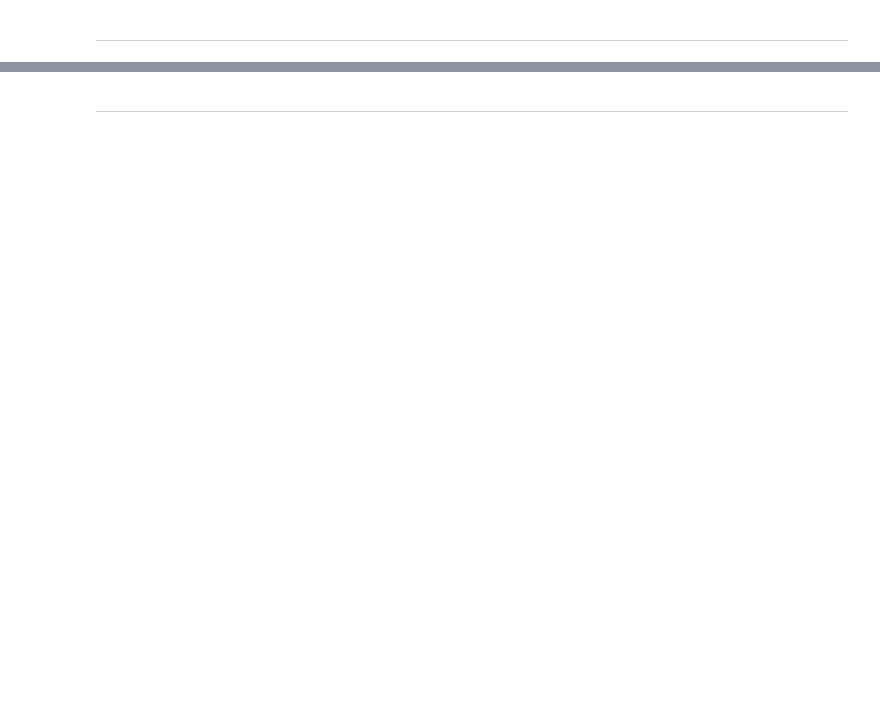
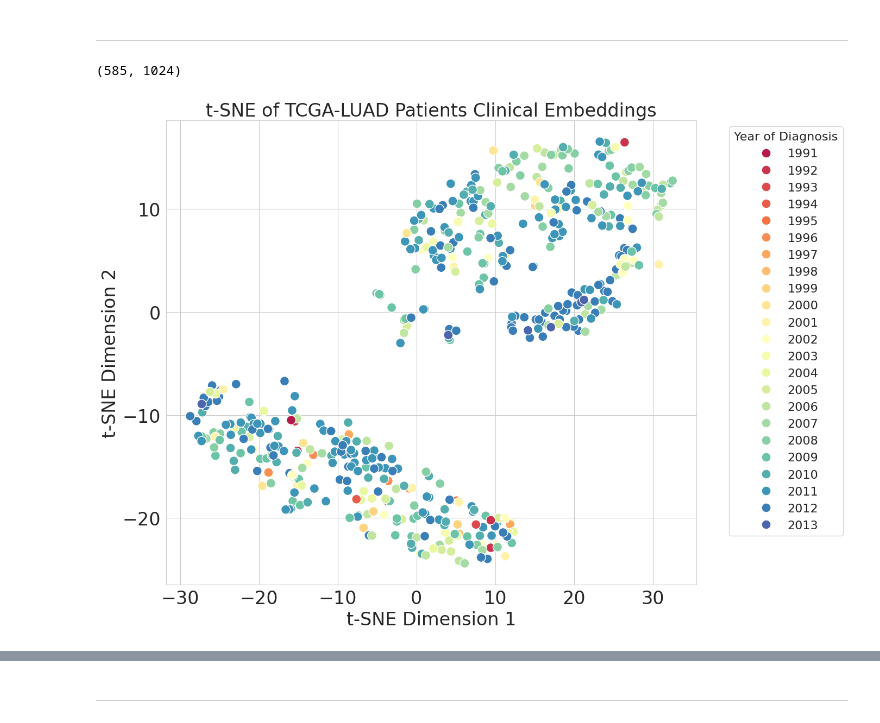
Before and after one commit to lab-rasool/HoneyBee, a Jupyter notebook: main.ipynb, the cells around one changed output, grey strips where cells are left out. Cells and saved outputs as stored; diff of their text form; code cells hidden in the pictures; blank space fills up the shorter version.

```diff
--- a/main.ipynb
+++ b/main.ipynb
@@ -108,0 +153,70 @@ print(result)
+# %%
+import pandas as pd
+import numpy as np
+import matplotlib.pyplot as plt
+from sklearn.manifold import TSNE
+import seaborn as sns
+
+df = pd.read_parquet("./data/parquet/clinical.parquet")
+embeddings_series = df["clinical_embedding"]
+
+all_embeddings = []
+for i in range(len(embeddings_series)):
+    embeddings_objects = np.array(embeddings_series[i].tolist(), dtype=object)
+    all_embeddings.append(embeddings_objects)
+all_embeddings = np.array(all_embeddings).reshape(-1, 1024)
+print(all_embeddings.shape)
+
+tsne = TSNE(n_components=2, random_state=0)
+tsne_obj = tsne.fit_transform(all_embeddings)
+
+tsne_df = pd.DataFrame(
+    {
+        "X": tsne_obj[:, 0],
+        "Y": tsne_obj[:, 1],
+        "label": df["year_of_diagnosis"],
+    }
+)
+# Filter out None values, then sort and set as categories
+valid_labels = tsne_df["label"].dropna().unique()
+sorted_labels = sorted(valid_labels, key=lambda x: (str(x).isdigit(), x))
+
+# Set the 'label' column as an ordered categorical type with the sorted labels
+tsne_df["label"] = pd.Categorical(
+    tsne_df["label"], ordered=True, categories=sorted_labels
+)
+
+# Proceed with plotting
+plt.figure(figsize=(14, 10))
+sns.scatterplot(
+    x="X",
+    y="Y",
+    data=tsne_df,
+    hue="label",
+    legend="full",
+    palette="Spectral",
+    alpha=1,
+    marker="o",
+    s=150,
+)
+plt.title(
+    "t-SNE of TCGA-LUAD Patients Clinical Embeddings", fontsize=24
+)  # Larger title font size
+plt.xlabel("t-SNE Dimension 1", fontsize=24)  # X-axis label with font size
+plt.ylabel("t-SNE Dimension 2", fontsize=24)  # Y-axis label with font size
+plt.xticks(fontsize=24)  # Larger x-tick labels
+plt.yticks(fontsize=24)  # Larger y-tick labels
+plt.grid(True)  # Add gridlines
+plt.legend(
+    title="Year of Diagnosis",
+    title_fontsize="16",
+    bbox_to_anchor=(1.05, 1),
+    loc="upper left",
+    fontsize=16,
+)
+sns.set_style("whitegrid")
+plt.tight_layout()
+plt.show()
+# %% [output]
+(585, 1024)
+[figure, added]
```
Also changed, not shown: parts of 30 cells of this notebook, 20 other files.
